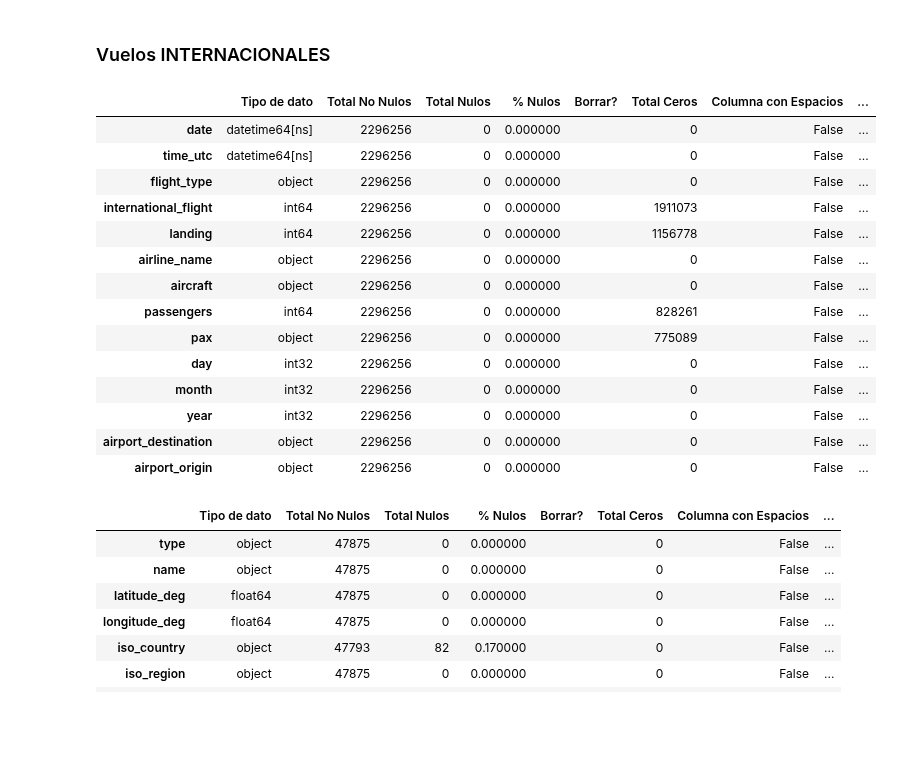
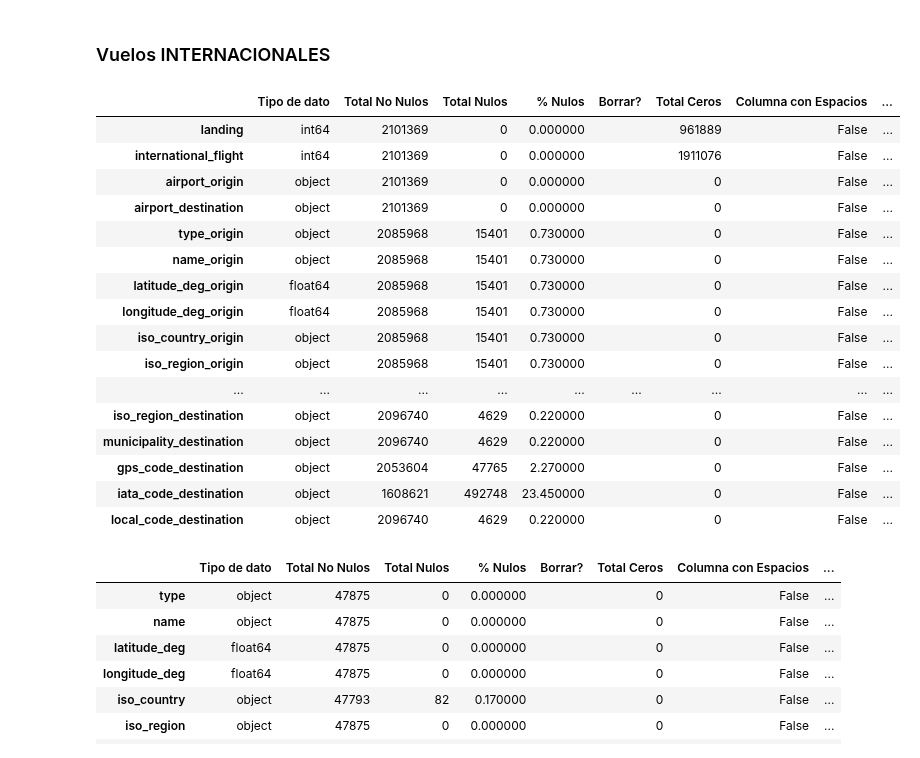
Before and after one commit to omanofx/portfolio, a Jupyter notebook: vuelos_anac/vuelos_anac_arg.ipynb, the cells around one changed output. Saved outputs shown, nothing was run; the diff lists cells and outputs as text; code cells hidden in the pictures; blank space fills up the shorter version.

```diff
--- a/vuelos_anac/vuelos_anac_arg.ipynb
+++ b/vuelos_anac/vuelos_anac_arg.ipynb
@@ -963,6 +961,6 @@ df_airports_arg.sample(5)
 # %%
 # Aeropuertos nacionales
-df_local = pd.merge(left = df_pruebas,
+df_local = pd.merge(left = df_local_flight,
                      right = df_airports_arg,
                      left_on = 'airport_origin',
                      right_on = 'local_code',
@@ -986,6 +984,6 @@ df_local.sample(5)
 5 rows × 24 columns
 # %%
-df_pruebas = df_vuelos[['landing','international_flight', 'airport_origin', 'airport_destination']].query('international_flight == 1 & landing == 1') .sample(500)
+df_pruebas = df_vuelos[['landing','international_flight', 'airport_origin', 'airport_destination']].query('international_flight == 1 & landing == 1') #.sample(5000)
 df_pruebas.sample(5)
 # %% [output]
 |  | landing | international_flight | airport_origin | airport_destination |
@@ -1032,27 +1046,31 @@ df_final.sample(5)
 # %% [markdown]
 ### Vuelos INTERNACIONALES
+# %%
+df_final.reset_index(drop=True, inplace=True)
 # %%
 # Reindexado final
-df_vuelos.reset_index(drop=True, inplace=True)
+df_final.reset_index(drop=True, inplace=True)
 df_airports.reset_index(drop=True, inplace=True)
 # %%
-analizar_dataframe(df_vuelos, 100)
+analizar_dataframe(df_final, 100)
 # %% [output]
 |  | Tipo de dato | Total No Nulos | Total Nulos | % Nulos | Borrar? | Total Ceros | Columna con Espacios | ... |
-| date | datetime64[ns] | 2296256 | 0 | 0.000000 |  | 0 | False | ... |
-| time_utc | datetime64[ns] | 2296256 | 0 | 0.000000 |  | 0 | False | ... |
-| flight_type | object | 2296256 | 0 | 0.000000 |  | 0 | False | ... |
-| international_flight | int64 | 2296256 | 0 | 0.000000 |  | 1911073 | False | ... |
-| landing | int64 | 2296256 | 0 | 0.000000 |  | 1156778 | False | ... |
-| airline_name | object | 2296256 | 0 | 0.000000 |  | 0 | False | ... |
-| aircraft | object | 2296256 | 0 | 0.000000 |  | 0 | False | ... |
-| passengers | int64 | 2296256 | 0 | 0.000000 |  | 828261 | False | ... |
-| pax | object | 2296256 | 0 | 0.000000 |  | 775089 | False | ... |
-| day | int32 | 2296256 | 0 | 0.000000 |  | 0 | False | ... |
-| month | int32 | 2296256 | 0 | 0.000000 |  | 0 | False | ... |
-| year | int32 | 2296256 | 0 | 0.000000 |  | 0 | False | ... |
-| airport_destination | object | 2296256 | 0 | 0.000000 |  | 0 | False | ... |
-| airport_origin | object | 2296256 | 0 | 0.000000 |  | 0 | False | ... |
+| landing | int64 | 2101369 | 0 | 0.000000 |  | 961889 | False | ... |
+| international_flight | int64 | 2101369 | 0 | 0.000000 |  | 1911076 | False | ... |
+| airport_origin | object | 2101369 | 0 | 0.000000 |  | 0 | False | ... |
+| airport_destination | object | 2101369 | 0 | 0.000000 |  | 0 | False | ... |
+| type_origin | object | 2085968 | 15401 | 0.730000 |  | 0 | False | ... |
+| name_origin | object | 2085968 | 15401 | 0.730000 |  | 0 | False | ... |
+| latitude_deg_origin | float64 | 2085968 | 15401 | 0.730000 |  | 0 | False | ... |
+| longitude_deg_origin | float64 | 2085968 | 15401 | 0.730000 |  | 0 | False | ... |
+| iso_country_origin | object | 2085968 | 15401 | 0.730000 |  | 0 | False | ... |
+| iso_region_origin | object | 2085968 | 15401 | 0.730000 |  | 0 | False | ... |
+| ... | ... | ... | ... | ... | ... | ... | ... | ... |
+| iso_region_destination | object | 2096740 | 4629 | 0.220000 |  | 0 | False | ... |
+| municipality_destination | object | 2096740 | 4629 | 0.220000 |  | 0 | False | ... |
+| gps_code_destination | object | 2053604 | 47765 | 2.270000 |  | 0 | False | ... |
+| iata_code_destination | object | 1608621 | 492748 | 23.450000 |  | 0 | False | ... |
+| local_code_destination | object | 2096740 | 4629 | 0.220000 |  | 0 | False | ... |
 # %%
 analizar_dataframe(df_airports, 100)
 # %% [output]
```
Also changed, not shown: parts of 29 cells of this notebook.
